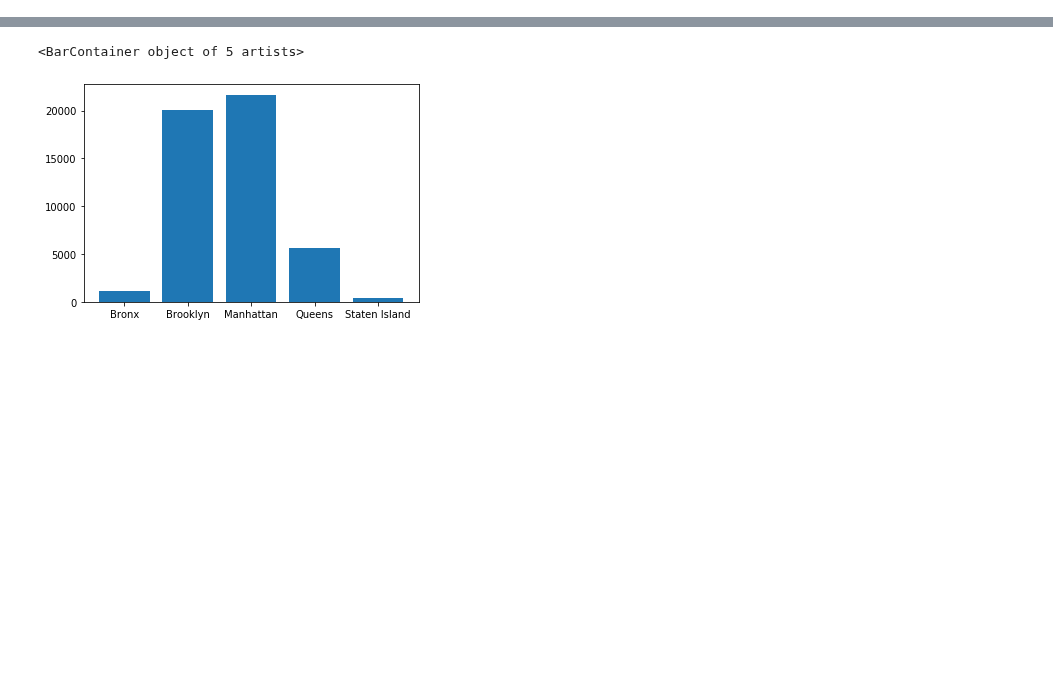
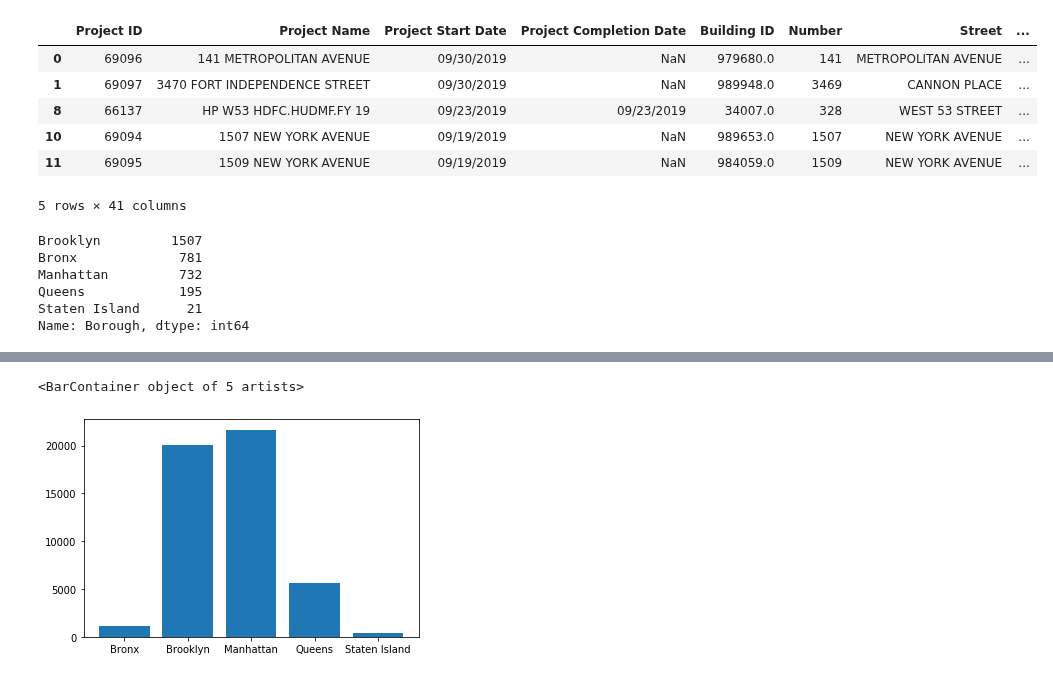
Before and after one commit to hayden4davey/Project1-Group2, a Jupyter notebook: arnold_data_analysis_1.ipynb, the cells around one changed output, grey strips where cells are left out. Saved outputs shown, nothing was run; the diff lists cells and outputs as text; code cells hidden in the pictures; blank space fills up the shorter version.

```diff
--- a/arnold_data_analysis_1.ipynb
+++ b/arnold_data_analysis_1.ipynb
@@ -31,0 +23,20 @@ df_mn_data
+# %%
+df_nyhs_cl.head()
+# %% [output]
+|  | Project ID | Project Name | Project Start Date | Project Completion Date | Building ID | Number | Street | ... |
+| 0 | 69096 | 141 METROPOLITAN AVENUE | 09/30/2019 | NaN | 979680.0 | 141 | METROPOLITAN AVENUE | ... |
+| 1 | 69097 | 3470 FORT INDEPENDENCE STREET | 09/30/2019 | NaN | 989948.0 | 3469 | CANNON PLACE | ... |
+| 8 | 66137 | HP W53 HDFC.HUDMF.FY 19 | 09/23/2019 | 09/23/2019 | 34007.0 | 328 | WEST 53 STREET | ... |
+| 10 | 69094 | 1507 NEW YORK AVENUE | 09/19/2019 | NaN | 989653.0 | 1507 | NEW YORK AVENUE | ... |
+| 11 | 69095 | 1509 NEW YORK AVENUE | 09/19/2019 | NaN | 984059.0 | 1509 | NEW YORK AVENUE | ... |
+5 rows × 41 columns
+# %%
+#number of buildings per borough
+df_nyhs_cl['Borough'].value_counts()
+# %% [output]
+Brooklyn         1507
+Bronx             781
+Manhattan         732
+Queens            195
+Staten Island      21
+Name: Borough, dtype: int64
```
Also changed, not shown: parts of 7 cells of this notebook, 2 other files.
